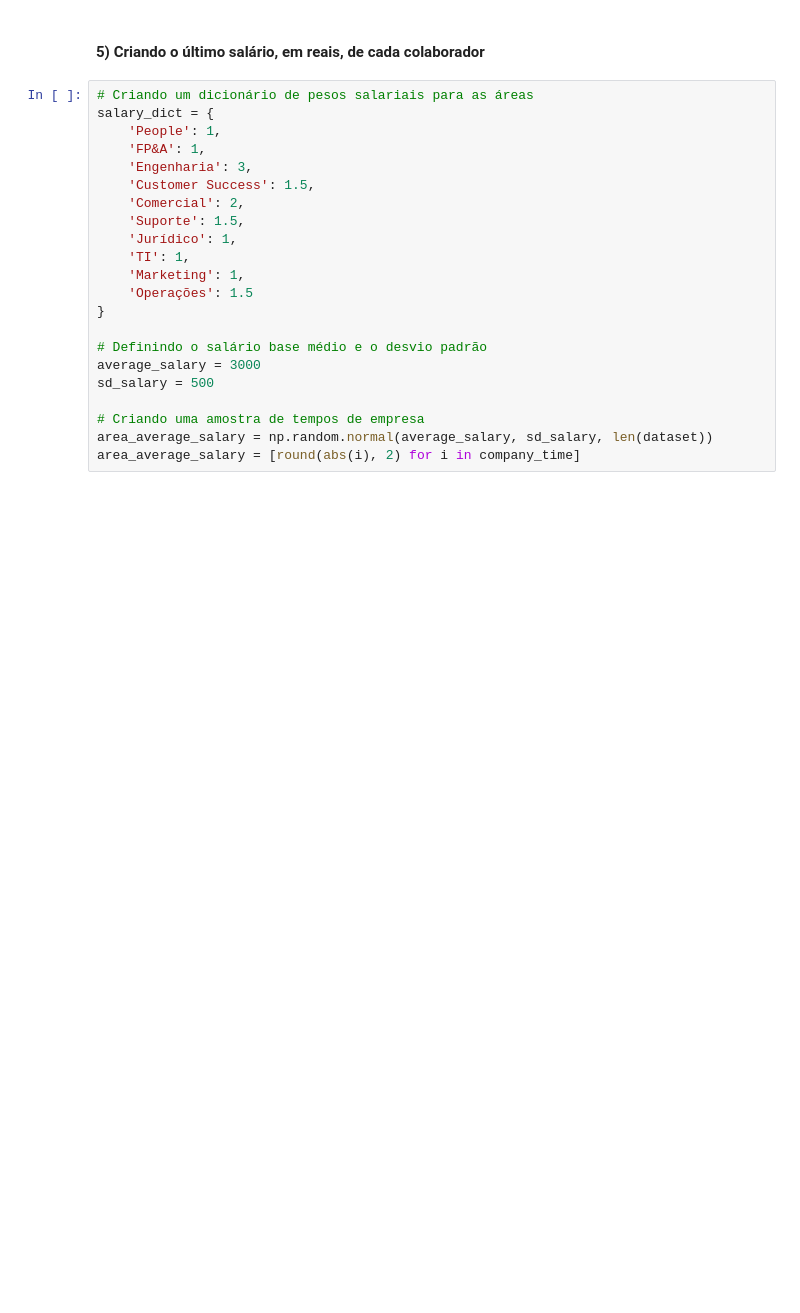
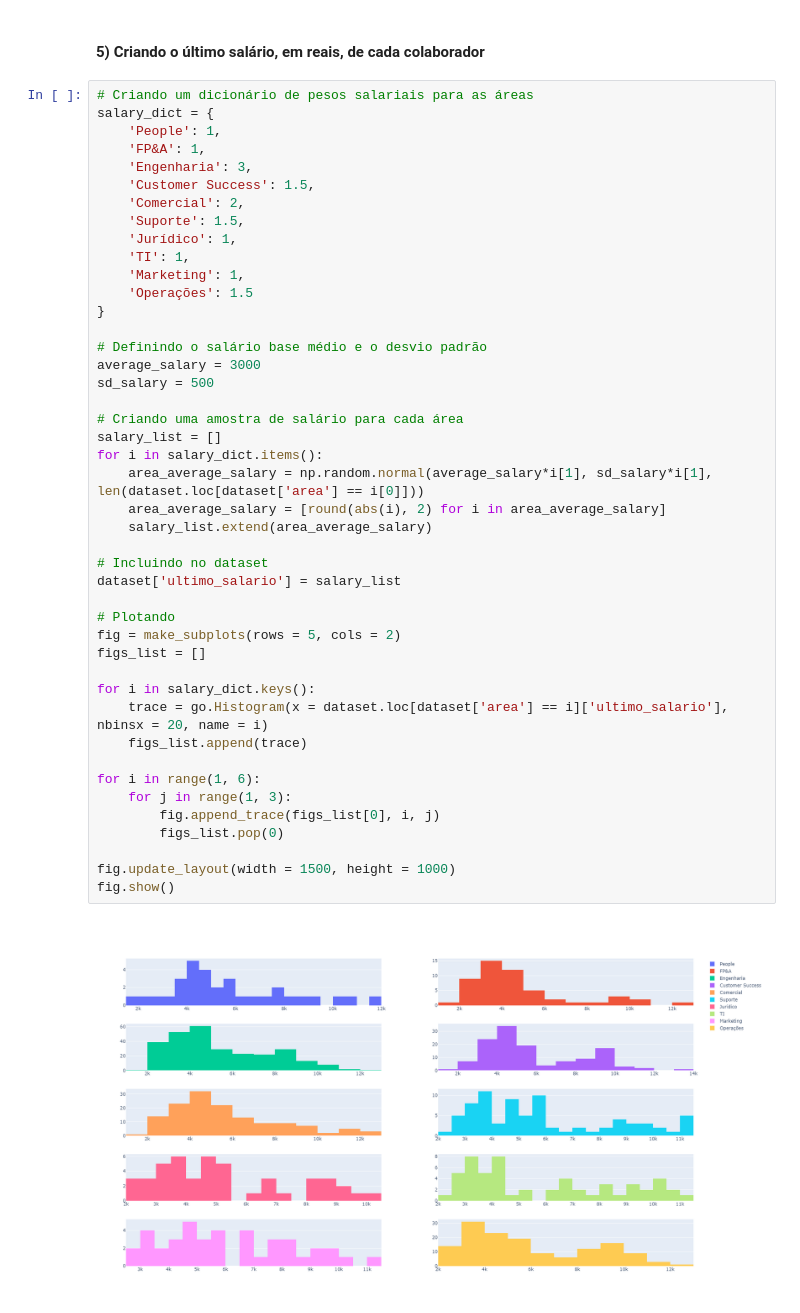
Before and after one commit to higor-gomes93/ona_research, a Jupyter notebook: dataset_generator.ipynb, the cells around one changed output. Drawn from its saved outputs; the diff is of its cells as text; blank space fills up the shorter version.

```diff
--- a/dataset_generator.ipynb
+++ b/dataset_generator.ipynb
@@ -74,22 +77,46 @@ fig.show()
 # %%
 # Criando um dicionário de pesos salariais para as áreas
 salary_dict = {
     'People': 1,
     'FP&A': 1,
     'Engenharia': 3,
     'Customer Success': 1.5,
     'Comercial': 2,
     'Suporte': 1.5,
     'Jurídico': 1,
     'TI': 1,
     'Marketing': 1,
     'Operações': 1.5
 }
 
 # Definindo o salário base médio e o desvio padrão
 average_salary = 3000
 sd_salary = 500
 
-# Criando uma amostra de tempos de empresa
-area_average_salary = np.random.normal(average_salary, sd_salary, len(dataset))
-area_average_salary = [round(abs(i), 2) for i in company_time]
+# Criando uma amostra de salário para cada área
+salary_list = []
+for i in salary_dict.items():
+    area_average_salary = np.random.normal(average_salary*i[1], sd_salary*i[1], len(dataset.loc[dataset['area'] == i[0]]))
+    area_average_salary = [round(abs(i), 2) for i in area_average_salary]
+    salary_list.extend(area_average_salary)
+
+# Incluindo no dataset
+dataset['ultimo_salario'] = salary_list
+
+# Plotando
+fig = make_subplots(rows = 5, cols = 2)
+figs_list = []
+
+for i in salary_dict.keys():
+    trace = go.Histogram(x = dataset.loc[dataset['area'] == i]['ultimo_salario'], nbinsx = 20, name = i)
+    figs_list.append(trace)
+
+for i in range(1, 6):
+    for j in range(1, 3):
+        fig.append_trace(figs_list[0], i, j)
+        figs_list.pop(0)
+
+fig.update_layout(width = 1500, height = 1000)
+fig.show()
+# %% [output]
+[figure, added]
```
Also changed, not shown: parts of 4 cells of this notebook.
